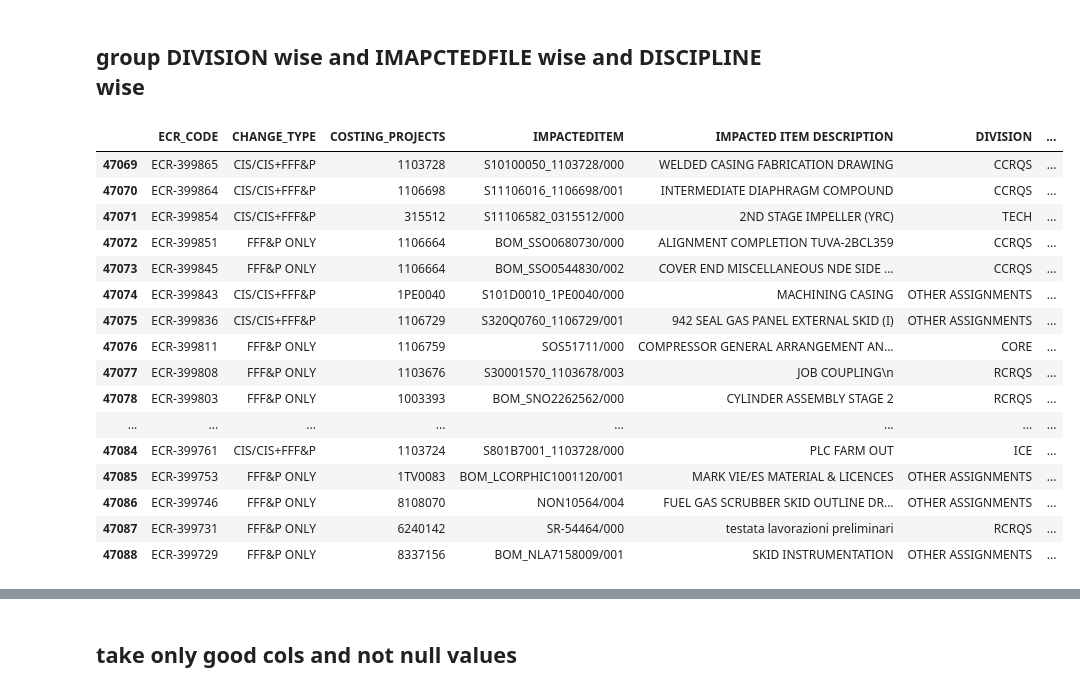
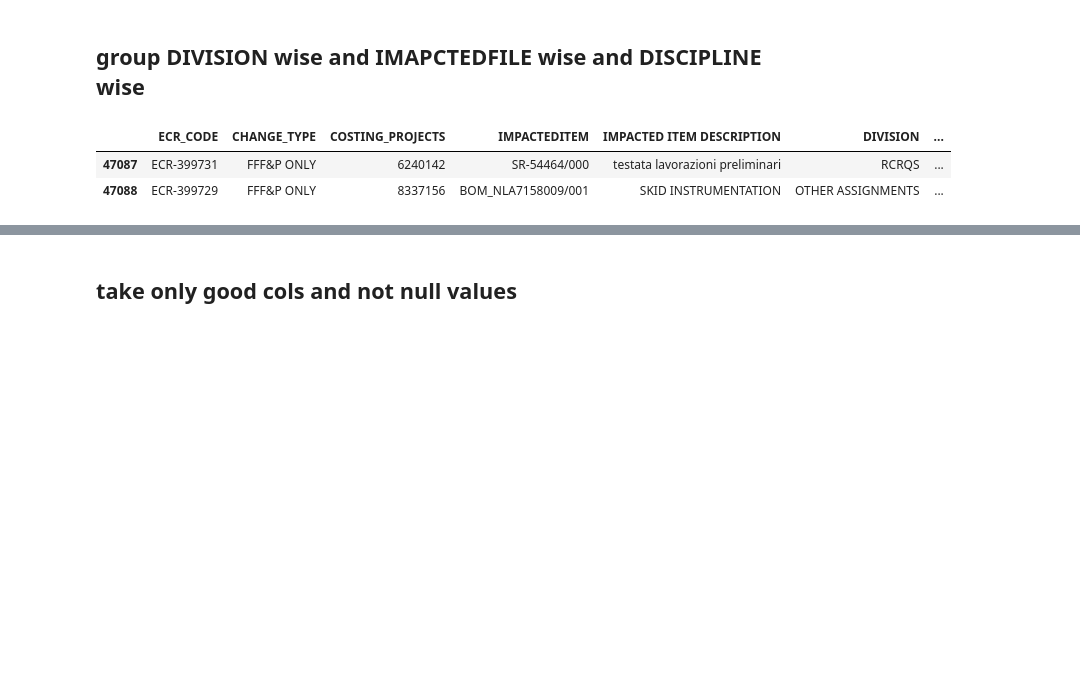
Before and after one commit to adnaksbhat/Colab_JupyterNotebooks, a Jupyter notebook: wow.ipynb, the cells around one changed output, grey strips where cells are left out. Saved outputs shown, nothing was run; the diff lists cells and outputs as text; code cells hidden in the pictures; blank space fills up the shorter version.

```diff
--- a/wow.ipynb
+++ b/wow.ipynb
@@ -435,23 +452,9 @@ df_final['ACT_IMPACTED']=df_final.groupby('ACT_ID')['IMPACTEDITEM'].transform(la
 # %%
 df_final['ACT_DISCIPLINE']=df_final.groupby('ACT_ID')['ENG IMPACTED LIST'].transform(lambda x: ','.join(x.astype(str).unique()))
 # %%
-df_final.tail(20)
+df_final.tail(2)
 # %% [output]
 |  | ECR_CODE | CHANGE_TYPE | COSTING_PROJECTS | IMPACTEDITEM | IMPACTED ITEM DESCRIPTION | DIVISION | ... |
-| 47069 | ECR-399865 | CIS/CIS+FFF&P | 1103728 | S10100050_1103728/000 | WELDED CASING FABRICATION DRAWING | CCRQS | ... |
-| 47070 | ECR-399864 | CIS/CIS+FFF&P | 1106698 | S11106016_1106698/001 | INTERMEDIATE DIAPHRAGM COMPOUND | CCRQS | ... |
-| 47071 | ECR-399854 | CIS/CIS+FFF&P | 315512 | S11106582_0315512/000 | 2ND STAGE IMPELLER (YRC) | TECH | ... |
-| 47072 | ECR-399851 | FFF&P ONLY | 1106664 | BOM_SSO0680730/000 | ALIGNMENT COMPLETION TUVA-2BCL359 | CCRQS | ... |
-| 47073 | ECR-399845 | FFF&P ONLY | 1106664 | BOM_SSO0544830/002 | COVER END MISCELLANEOUS NDE SIDE ... | CCRQS | ... |
-| 47074 | ECR-399843 | CIS/CIS+FFF&P | 1PE0040 | S101D0010_1PE0040/000 | MACHINING CASING | OTHER ASSIGNMENTS | ... |
-| 47075 | ECR-399836 | CIS/CIS+FFF&P | 1106729 | S320Q0760_1106729/001 | 942 SEAL GAS PANEL EXTERNAL SKID (I) | OTHER ASSIGNMENTS | ... |
-| 47076 | ECR-399811 | FFF&P ONLY | 1106759 | SOS51711/000 | COMPRESSOR GENERAL ARRANGEMENT AN... | CORE | ... |
-| 47077 | ECR-399808 | FFF&P ONLY | 1103676 | S30001570_1103678/003 | JOB COUPLING\n | RCRQS | ... |
-| 47078 | ECR-399803 | FFF&P ONLY | 1003393 | BOM_SNO2262562/000 | CYLINDER ASSEMBLY STAGE 2 | RCRQS | ... |
-| ... | ... | ... | ... | ... | ... | ... | ... |
-| 47084 | ECR-399761 | CIS/CIS+FFF&P | 1103724 | S801B7001_1103728/000 | PLC FARM OUT | ICE | ... |
-| 47085 | ECR-399753 | FFF&P ONLY | 1TV0083 | BOM_LCORPHIC1001120/001 | MARK VIE/ES MATERIAL & LICENCES | OTHER ASSIGNMENTS | ... |
-| 47086 | ECR-399746 | FFF&P ONLY | 8108070 | NON10564/004 | FUEL GAS SCRUBBER SKID OUTLINE DR... | OTHER ASSIGNMENTS | ... |
 | 47087 | ECR-399731 | FFF&P ONLY | 6240142 | SR-54464/000 | testata lavorazioni preliminari | RCRQS | ... |
 | 47088 | ECR-399729 | FFF&P ONLY | 8337156 | BOM_NLA7158009/001 | SKID INSTRUMENTATION | OTHER ASSIGNMENTS | ... |
 # %%
```
Also changed, not shown: parts of 15 cells of this notebook.
